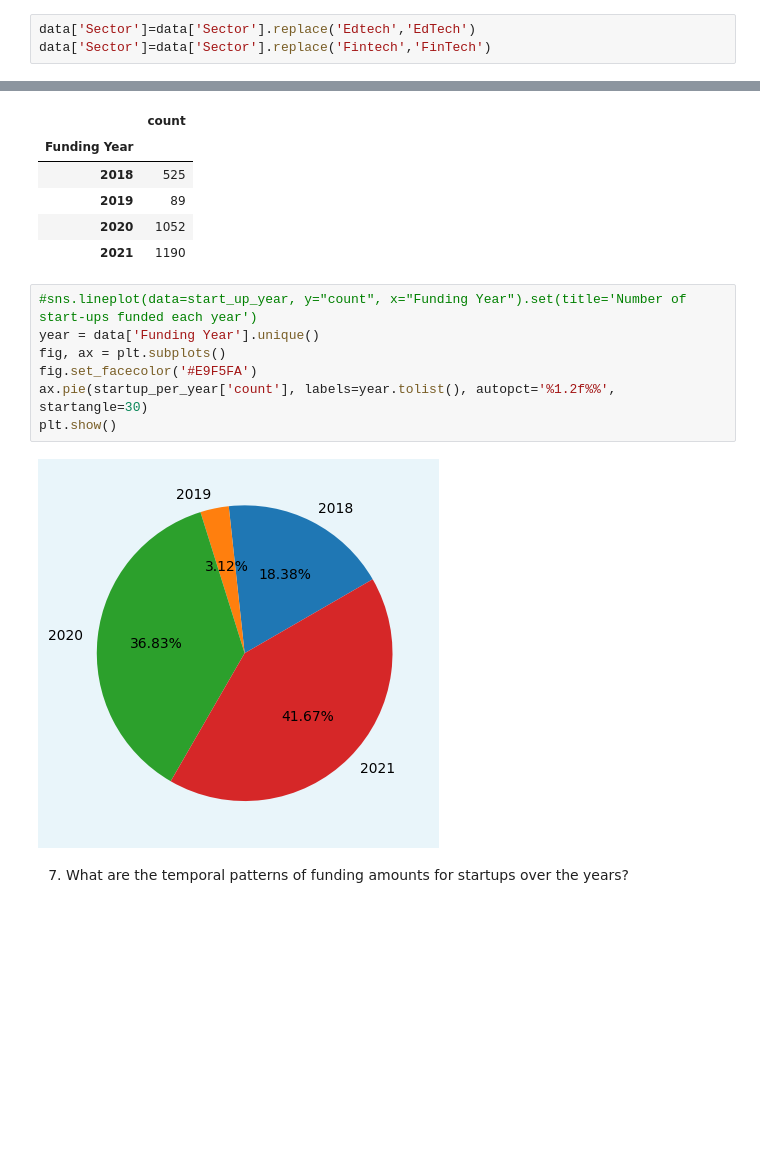
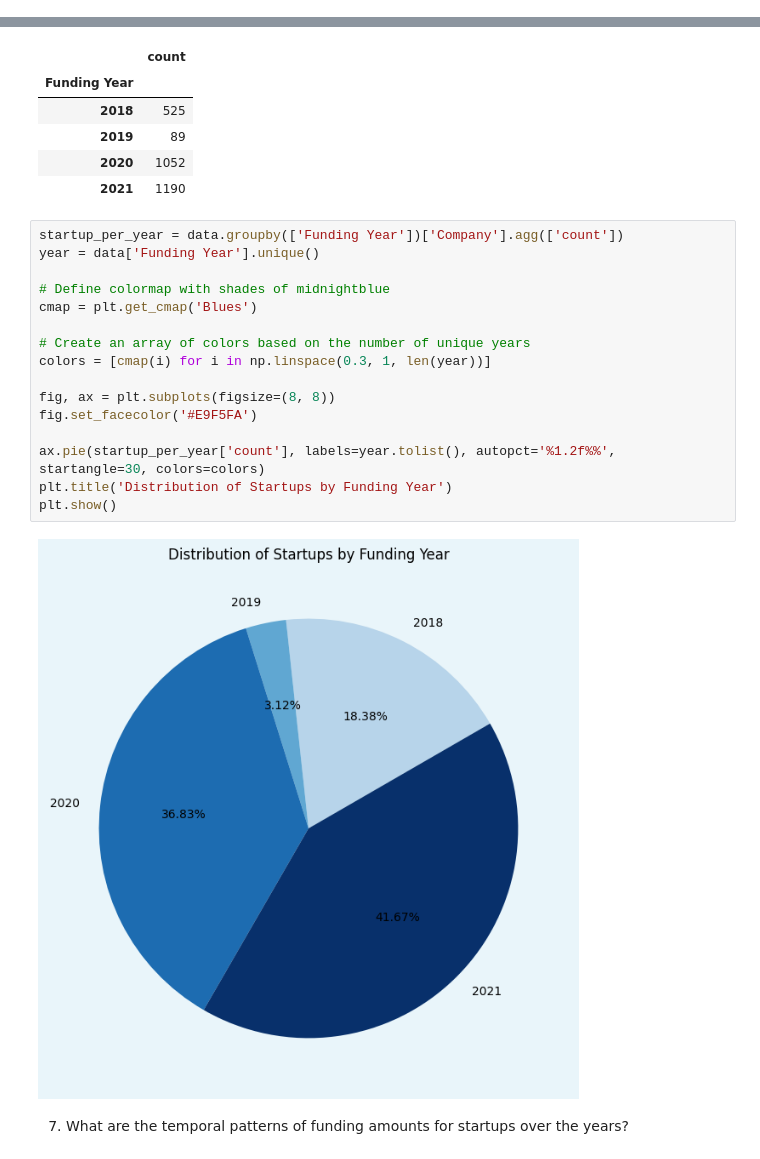
Before and after one commit to Faith-theAnalyst/Indian_Startup_Analysis, a Jupyter notebook: Indian _Ecosystem_Analysis.ipynb, the cells around one changed output, grey strips where cells are left out. Cells and saved outputs as stored; diff of their text form; blank space fills up the shorter version.

```diff
--- a/Indian _Ecosystem_Analysis.ipynb
+++ b/Indian _Ecosystem_Analysis.ipynb
@@ -2717,6 +2692,3 @@ array(['Seed and Pre-Seed Funding', 'Early Stage Funding',
-# %%
-data['Sector']=data['Sector'].replace('Edtech','EdTech')
-data['Sector']=data['Sector'].replace('Fintech','FinTech')
 # %%
 data.head()
 # %% [output]
@@ -2865,14 +2843,23 @@ startup_per_year
 | 2020 | 1052 |
 | 2021 | 1190 |
 # %%
-#sns.lineplot(data=start_up_year, y="count", x="Funding Year").set(title='Number of start-ups funded each year')
+startup_per_year = data.groupby(['Funding Year'])['Company'].agg(['count'])
 year = data['Funding Year'].unique()
-fig, ax = plt.subplots()
+
+# Define colormap with shades of midnightblue
+cmap = plt.get_cmap('Blues')
+
+# Create an array of colors based on the number of unique years
+colors = [cmap(i) for i in np.linspace(0.3, 1, len(year))]
+
+fig, ax = plt.subplots(figsize=(8, 8))
 fig.set_facecolor('#E9F5FA')
-ax.pie(startup_per_year['count'], labels=year.tolist(), autopct='%1.2f%%', startangle=30)
+
+ax.pie(startup_per_year['count'], labels=year.tolist(), autopct='%1.2f%%', startangle=30, colors=colors)
+plt.title('Distribution of Startups by Funding Year')
 plt.show()
 # %% [output]
-[figure, old version]
+[figure, new version]
 # %% [markdown]
 7. What are the temporal patterns of funding amounts for startups over the years?
 # %%
```
Also changed, not shown: parts of 40 cells of this notebook, 5 other files.
